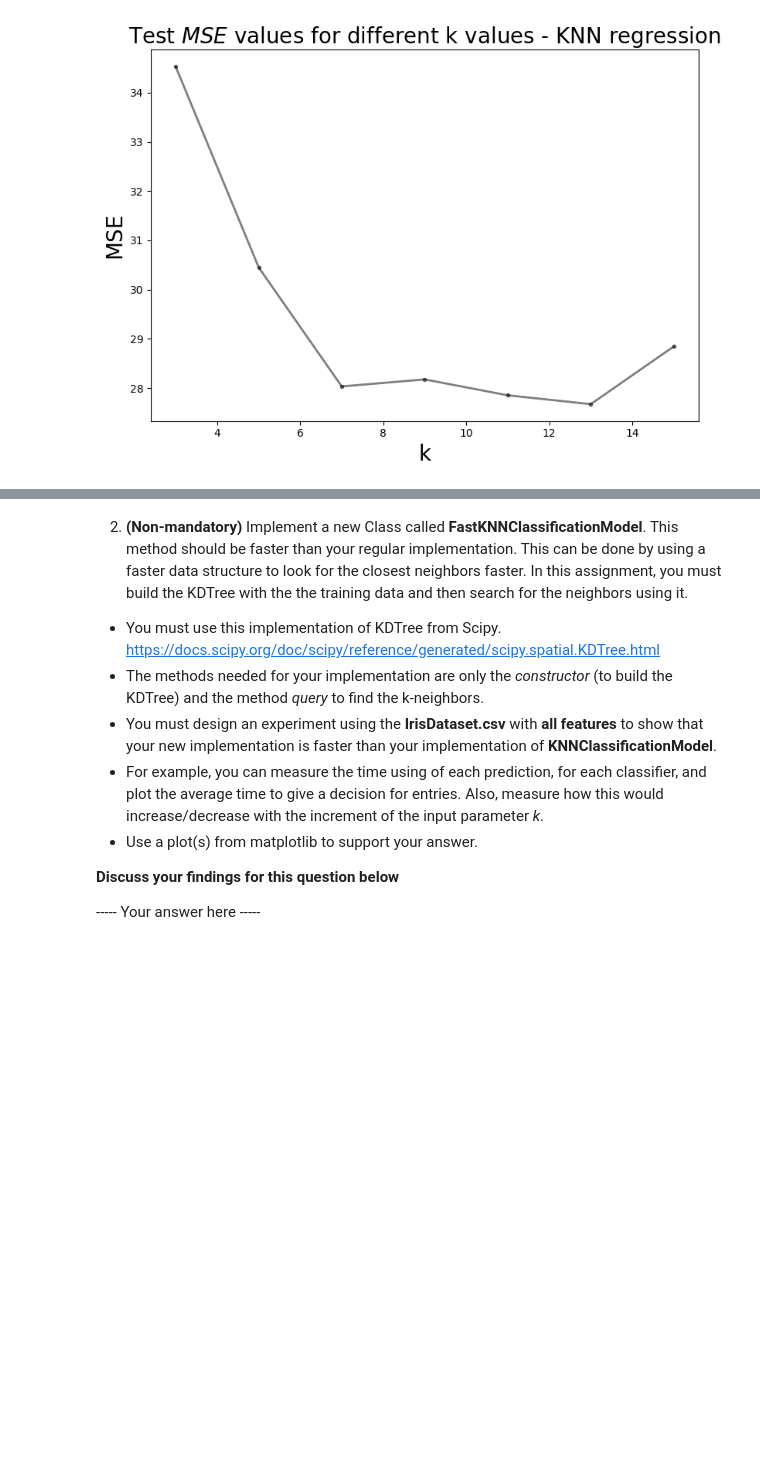
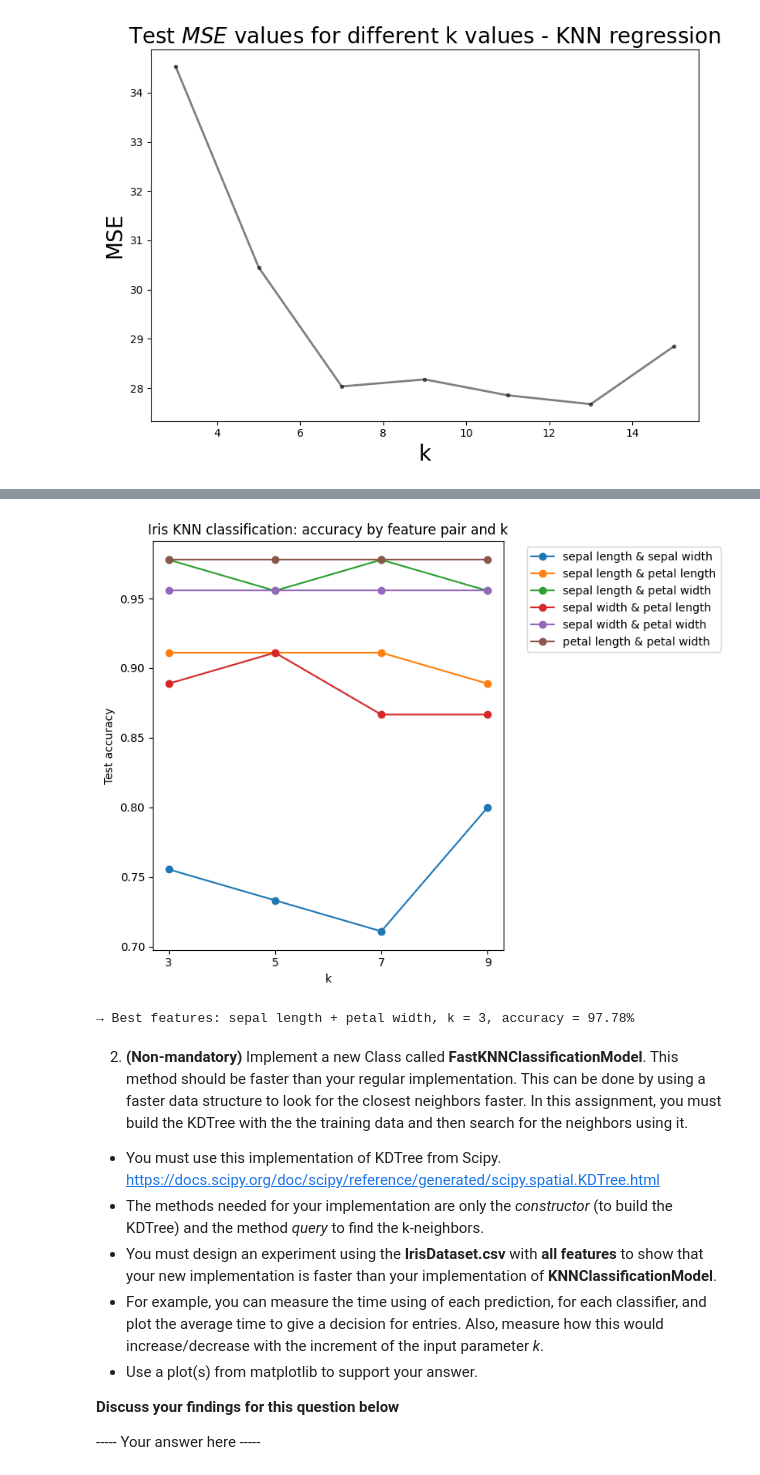
Before and after one commit to abdi221/ML_A1, a Jupyter notebook: Assignment-1-(2025)/Assignment 1/A1.ipynb, the cells around one changed output, grey strips where cells are left out. Cells and saved outputs as stored; diff of their text form; code cells hidden in the pictures; blank space fills up the shorter version.

```diff
--- a/Assignment-1-(2025)/Assignment 1/A1.ipynb
+++ b/Assignment-1-(2025)/Assignment 1/A1.ipynb
@@ -282,3 +290,76 @@ plt.show()
+# %%
+### Your code here ###
+import numpy as np
+import matplotlib.pyplot as plt
+from itertools import combinations
+from MachineLearningModel import KNNClassificationModel
+
+# 1) Load data
+raw = np.genfromtxt(
+    'IrisDataset.csv',
+    delimiter=',',
+    skip_header=1,
+    dtype=None,
+    encoding=None
+)
+# build feature matrix and label vector
+X_all = np.array([list(r)[:4] for r in raw], float)  # (150,4)
+species = [list(r)[4] for r in raw]
+_, y_all = np.unique(species, return_inverse=True)    # map to 0,1,2
+
+feature_names = ['sepal length', 'sepal width', 'petal length', 'petal width']
+ks = [3, 5, 7, 9]
+
+# 2) Evaluate every 2‐feature combination
+results = {}  # (i,j) → [acc@k3, acc@k5, acc@k7, acc@k9]
+for (i, j) in combinations(range(4), 2):
+    X_pair = X_all[:, [i, j]]
+
+    # single random split (70% train / 30% test)
+    rng = np.random.default_rng(42)
+    idx = rng.permutation(len(X_pair))
+    cut = int(0.7 * len(X_pair))
+    tr, te = idx[:cut], idx[cut:]
+
+    X_tr, y_tr = X_pair[tr], y_all[tr]
+    X_te, y_te = X_pair[te], y_all[te]
+
+    # normalize using train stats
+    mu, sigma = X_tr.mean(axis=0), X_tr.std(axis=0)
+    X_tr_n = (X_tr - mu) / sigma
+    X_te_n = (X_te - mu) / sigma
+
+    acc_list = []
+    for k in ks:
+        model = KNNClassificationModel(k=k)
+        model.fit(X_tr_n, y_tr)
+        y_pred = model.predict(X_te_n)
+        acc = np.mean(y_pred == y_te)
+        acc_list.append(acc)
+    results[(i, j)] = acc_list
+
+# 3) Plot accuracy vs k for each feature pair
+plt.figure(figsize=(8,6))
+for (i,j), acc in results.items():
+    label = f'{feature_names[i]} & {feature_names[j]}'
+    plt.plot(ks, acc, marker='o', label=label)
+
+plt.xlabel('k')
+plt.ylabel('Test accuracy')
+plt.title('Iris KNN classification: accuracy by feature pair and k')
+plt.xticks(ks)
+plt.legend(bbox_to_anchor=(1.05,1), loc='upper left')
+plt.tight_layout()
+plt.show()
+
+# 4) Print out the single best pair and k
+best_pair, best_accs = max(results.items(), key=lambda kv: max(kv[1]))
+best_k = ks[ best_accs.index(max(best_accs)) ]
+i,j = best_pair
+print(f'Best features: {feature_names[i]} + {feature_names[j]}, k = {best_k}, accuracy = {max(best_accs):.2%}')
+# %% [output]
+[figure, added]
+→ Best features: sepal length + petal width, k = 3, accuracy = 97.78%
 # %% [markdown]
 2. **(Non-mandatory)** Implement a new Class called **FastKNNClassificationModel**. This method should be faster than your regular implementation. This can be done by using a faster data structure to look for the closest neighbors faster. In this assignment, you must build the KDTree with the the training data and then search for the neighbors using it.
 
```
Also changed, not shown: parts of 4 cells of this notebook, 1 other file.
